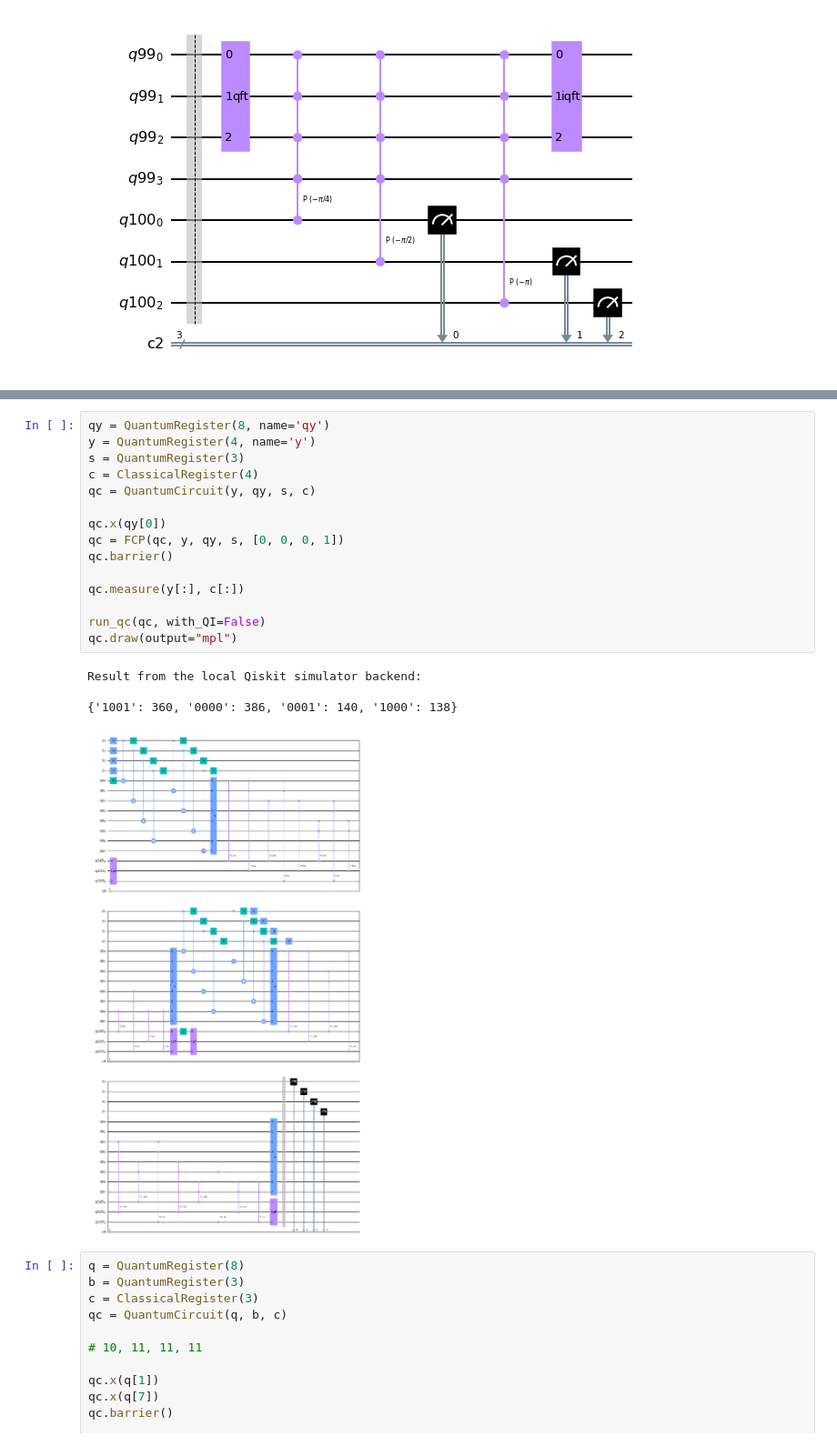
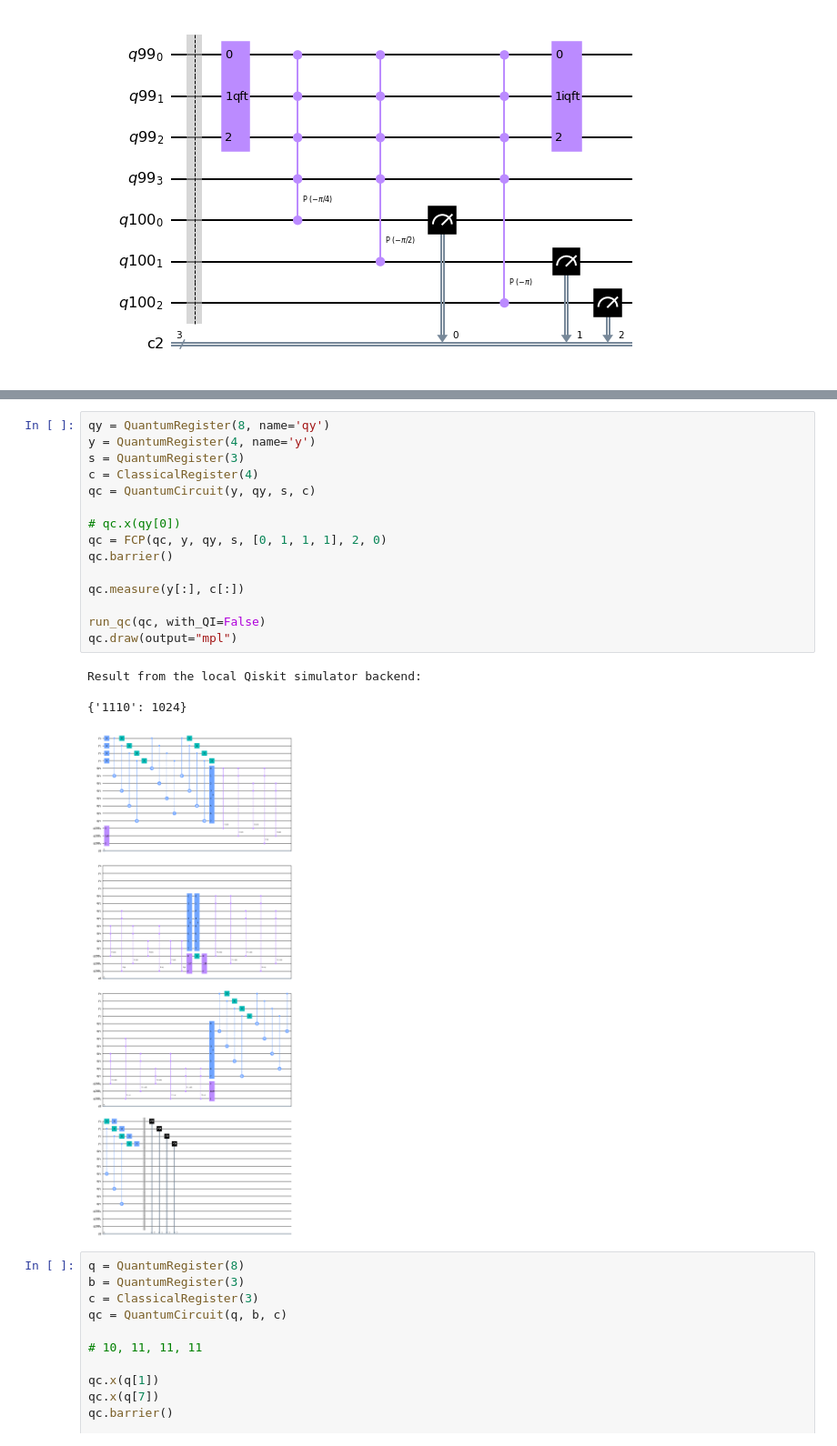
Before and after one commit to drobiu/quantum-project, a Jupyter notebook: notebooks/test_arithmetic.ipynb, the cells around one changed output, grey strips where cells are left out. Shown at 91% size. Drawn from its saved outputs; the diff is of its cells as text.

```diff
--- a/notebooks/test_arithmetic.ipynb
+++ b/notebooks/test_arithmetic.ipynb
@@ -85,23 +103,23 @@ Result from the local Qiskit simulator backend:
 # %%
 qy = QuantumRegister(8, name='qy')
 y = QuantumRegister(4, name='y')
 s = QuantumRegister(3)
 c = ClassicalRegister(4)
 qc = QuantumCircuit(y, qy, s, c)
 
-qc.x(qy[0])
-qc = FCP(qc, y, qy, s, [0, 0, 0, 1])
+# qc.x(qy[0])
+qc = FCP(qc, y, qy, s, [0, 1, 1, 1], 2, 0)
 qc.barrier()
 
 qc.measure(y[:], c[:])
 
 run_qc(qc, with_QI=False)
 qc.draw(output="mpl")
 # %% [output]
 Result from the local Qiskit simulator backend:
 
-{'1001': 360, '0000': 386, '0001': 140, '1000': 138}
+{'1110': 1024}
-[figure, old version]
+[figure, new version]
 # %%
 q = QuantumRegister(8)
 b = QuantumRegister(3)
```
Also changed, not shown: parts of 3 cells of this notebook, 2 other files.
